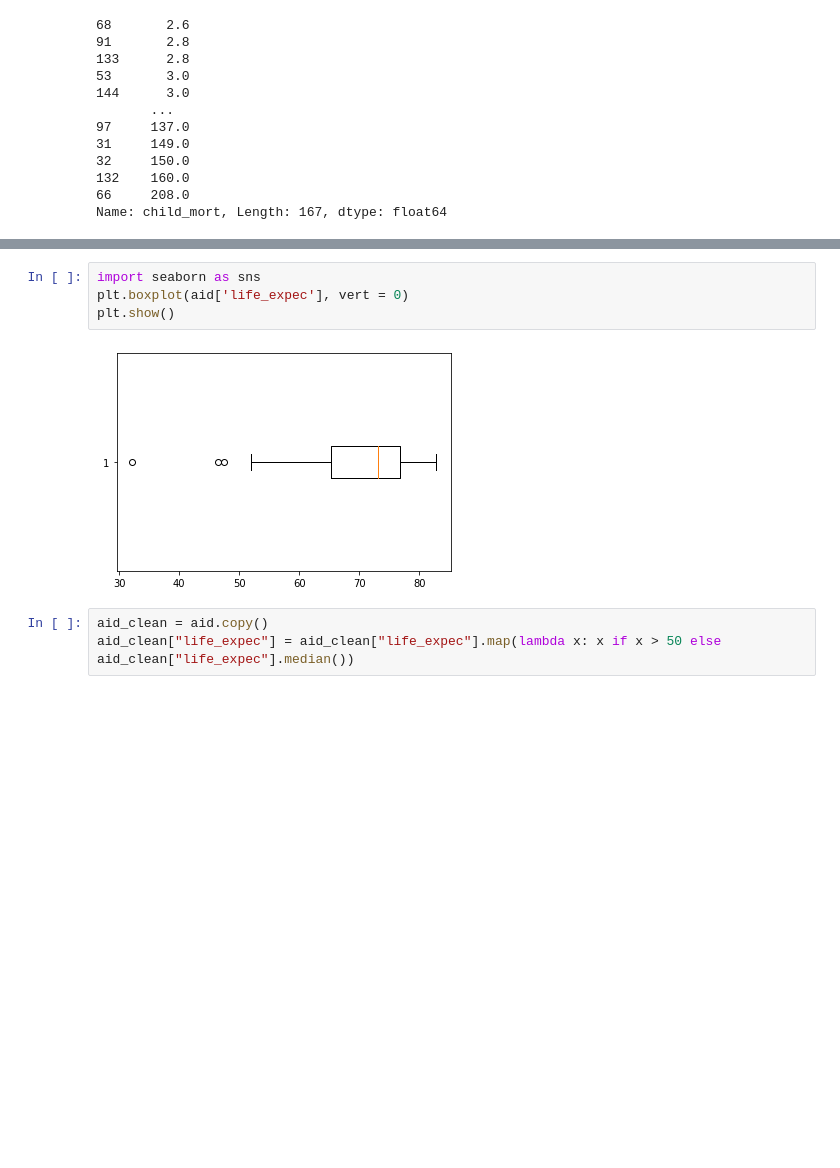
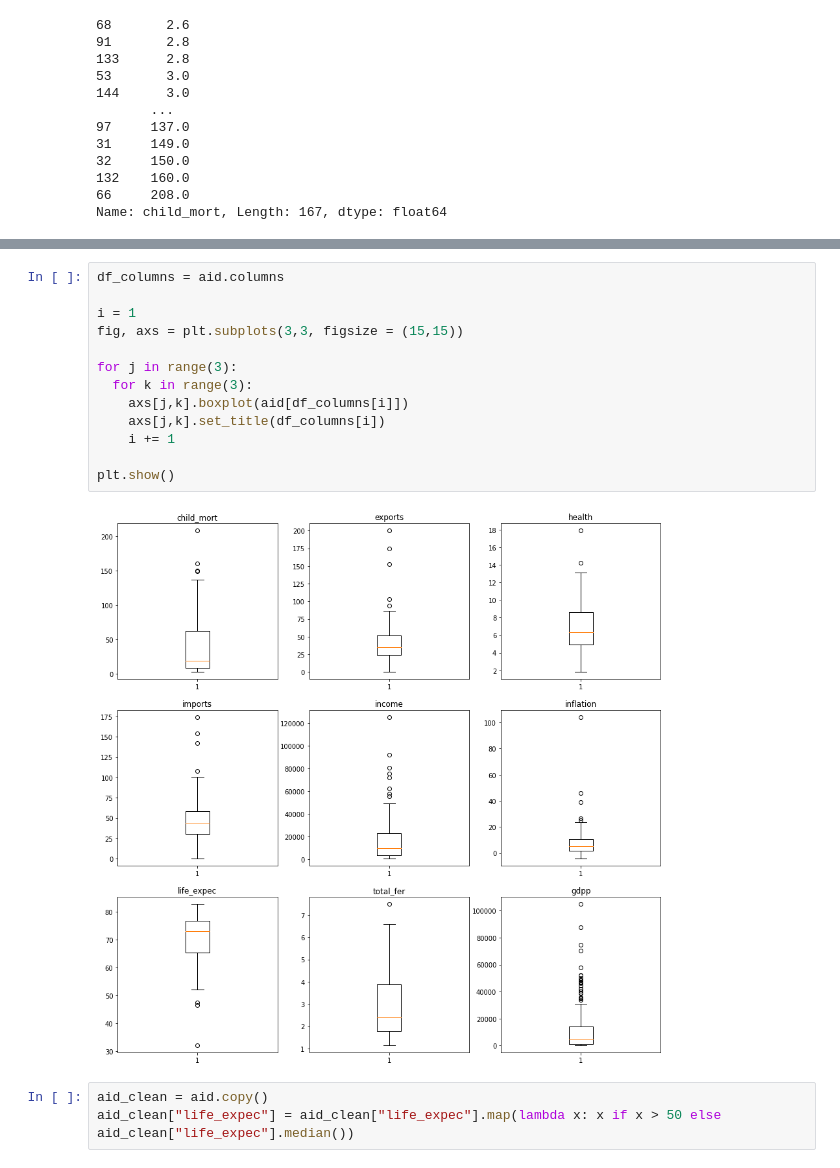
Before and after one commit to Ryu4824/code-states, a Jupyter notebook: Sprint3_Mini_Project_(10조).ipynb, the cells around one changed output, grey strips where cells are left out. Saved outputs shown, nothing was run; the diff lists cells and outputs as text; blank space fills up the shorter version.

```diff
--- a/Sprint3_Mini_Project_(10조).ipynb
+++ b/Sprint3_Mini_Project_(10조).ipynb
@@ -109,9 +114,18 @@ import matplotlib.pyplot as plt
-# %%
-import seaborn as sns
-plt.boxplot(aid['life_expec'], vert = 0)
-plt.show()
-# %% [output]
-[figure, removed]
+# %%
+df_columns = aid.columns
+
+i = 1
+fig, axs = plt.subplots(3,3, figsize = (15,15))
+
+for j in range(3):
+  for k in range(3):
+    axs[j,k].boxplot(aid[df_columns[i]])
+    axs[j,k].set_title(df_columns[i])
+    i += 1
+
+plt.show()
+# %% [output]
+[figure, added]
 # %%
 aid_clean = aid.copy()
 aid_clean["life_expec"] = aid_clean["life_expec"].map(lambda x: x if x > 50 else aid_clean["life_expec"].median())
```
Also changed, not shown: parts of 12 cells of this notebook.
